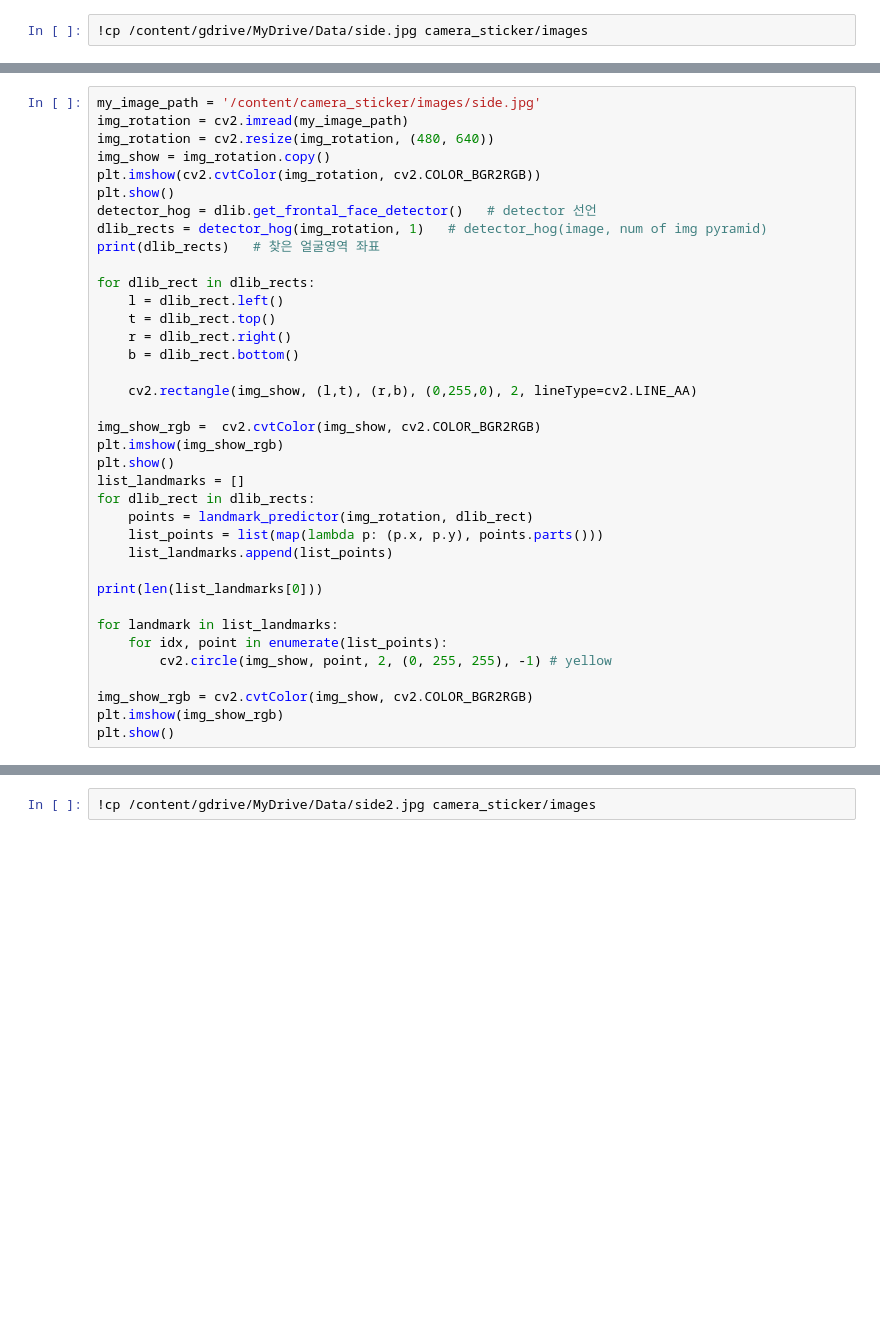
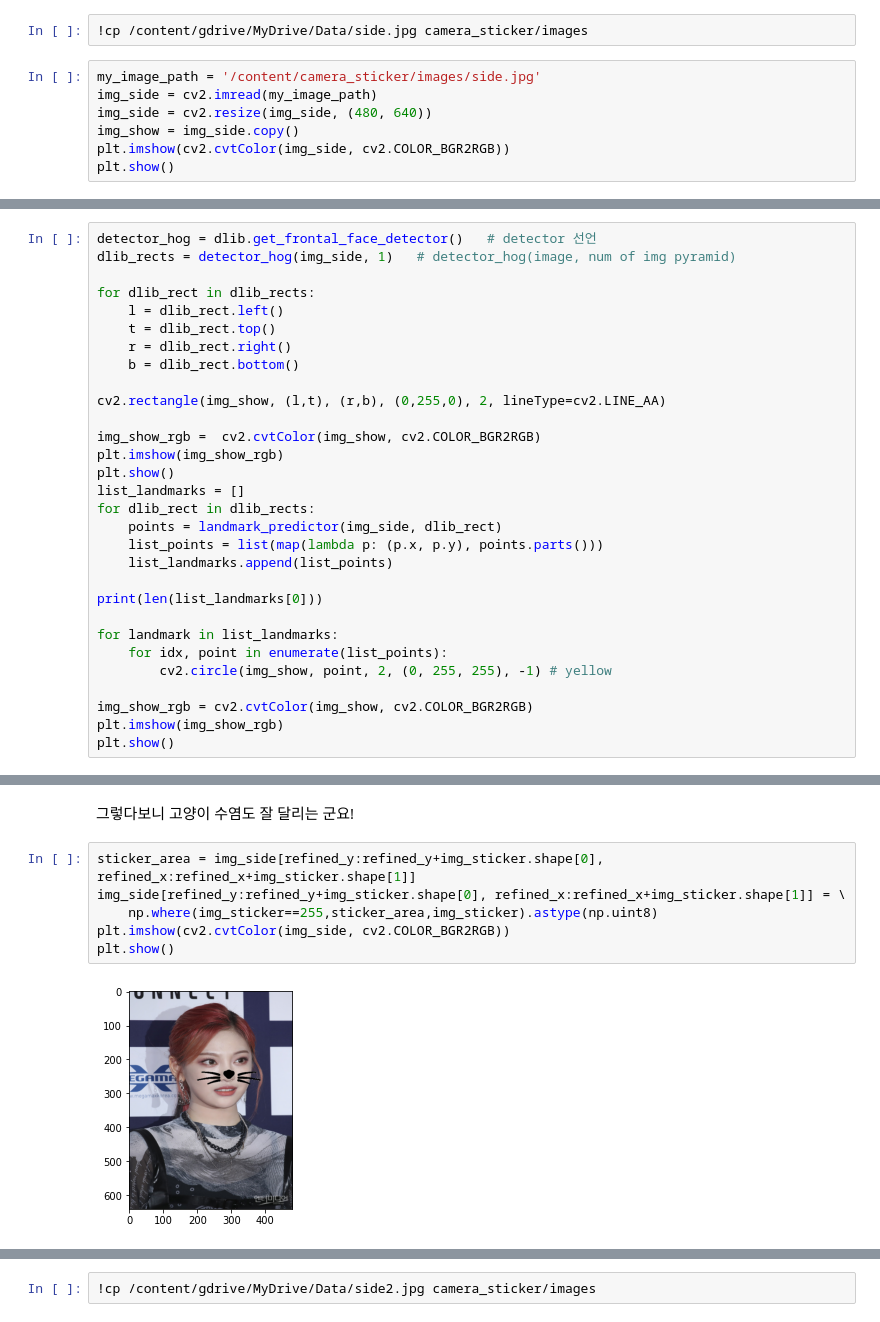
Before and after one commit to mkkim007/AIFFEL, a Jupyter notebook: [E_03]StickerCamera.ipynb, the cells around one changed output, grey strips where cells are left out. Drawn from its saved outputs; the diff is of its cells as text; blank space fills up the shorter version.

```diff
--- a/[E_03]StickerCamera.ipynb
+++ b/[E_03]StickerCamera.ipynb
@@ -254,2 +283,9 @@ border_transparent 벡터 투명색
 # %%
 !cp /content/gdrive/MyDrive/Data/side.jpg camera_sticker/images
+# %%
+my_image_path = '/content/camera_sticker/images/side.jpg'
+img_side = cv2.imread(my_image_path)
+img_side = cv2.resize(img_side, (480, 640))
+img_show = img_side.copy()
+plt.imshow(cv2.cvtColor(img_side, cv2.COLOR_BGR2RGB))
+plt.show()
@@ -256,13 +296,6 @@ border_transparent 벡터 투명색
 # %%
-my_image_path = '/content/camera_sticker/images/side.jpg'
-img_rotation = cv2.imread(my_image_path)
-img_rotation = cv2.resize(img_rotation, (480, 640))
-img_show = img_rotation.copy()
-plt.imshow(cv2.cvtColor(img_rotation, cv2.COLOR_BGR2RGB))
-plt.show()
 detector_hog = dlib.get_frontal_face_detector()   # detector 선언
-dlib_rects = detector_hog(img_rotation, 1)   # detector_hog(image, num of img pyramid)
-print(dlib_rects)   # 찾은 얼굴영역 좌표
+dlib_rects = detector_hog(img_side, 1)   # detector_hog(image, num of img pyramid)
 
 for dlib_rect in dlib_rects:
     l = dlib_rect.left()
@@ -270,14 +303,14 @@ for dlib_rect in dlib_rects:
     r = dlib_rect.right()
     b = dlib_rect.bottom()
 
-    cv2.rectangle(img_show, (l,t), (r,b), (0,255,0), 2, lineType=cv2.LINE_AA)
+cv2.rectangle(img_show, (l,t), (r,b), (0,255,0), 2, lineType=cv2.LINE_AA)
 
 img_show_rgb =  cv2.cvtColor(img_show, cv2.COLOR_BGR2RGB)
 plt.imshow(img_show_rgb)
 plt.show()
 list_landmarks = []
 for dlib_rect in dlib_rects:
-    points = landmark_predictor(img_rotation, dlib_rect)
+    points = landmark_predictor(img_side, dlib_rect)
     list_points = list(map(lambda p: (p.x, p.y), points.parts()))
     list_landmarks.append(list_points)
 
@@ -342 +362,11 @@ plt.show()
 [figure]
+# %% [markdown]
+그렇다보니 고양이 수염도 잘 달리는 군요!
+# %%
+sticker_area = img_side[refined_y:refined_y+img_sticker.shape[0], refined_x:refined_x+img_sticker.shape[1]]
+img_side[refined_y:refined_y+img_sticker.shape[0], refined_x:refined_x+img_sticker.shape[1]] = \
+    np.where(img_sticker==255,sticker_area,img_sticker).astype(np.uint8)
+plt.imshow(cv2.cvtColor(img_side, cv2.COLOR_BGR2RGB))
+plt.show()
+# %% [output]
+[figure, added]
```
Also changed, not shown: parts of 65 cells of this notebook.
